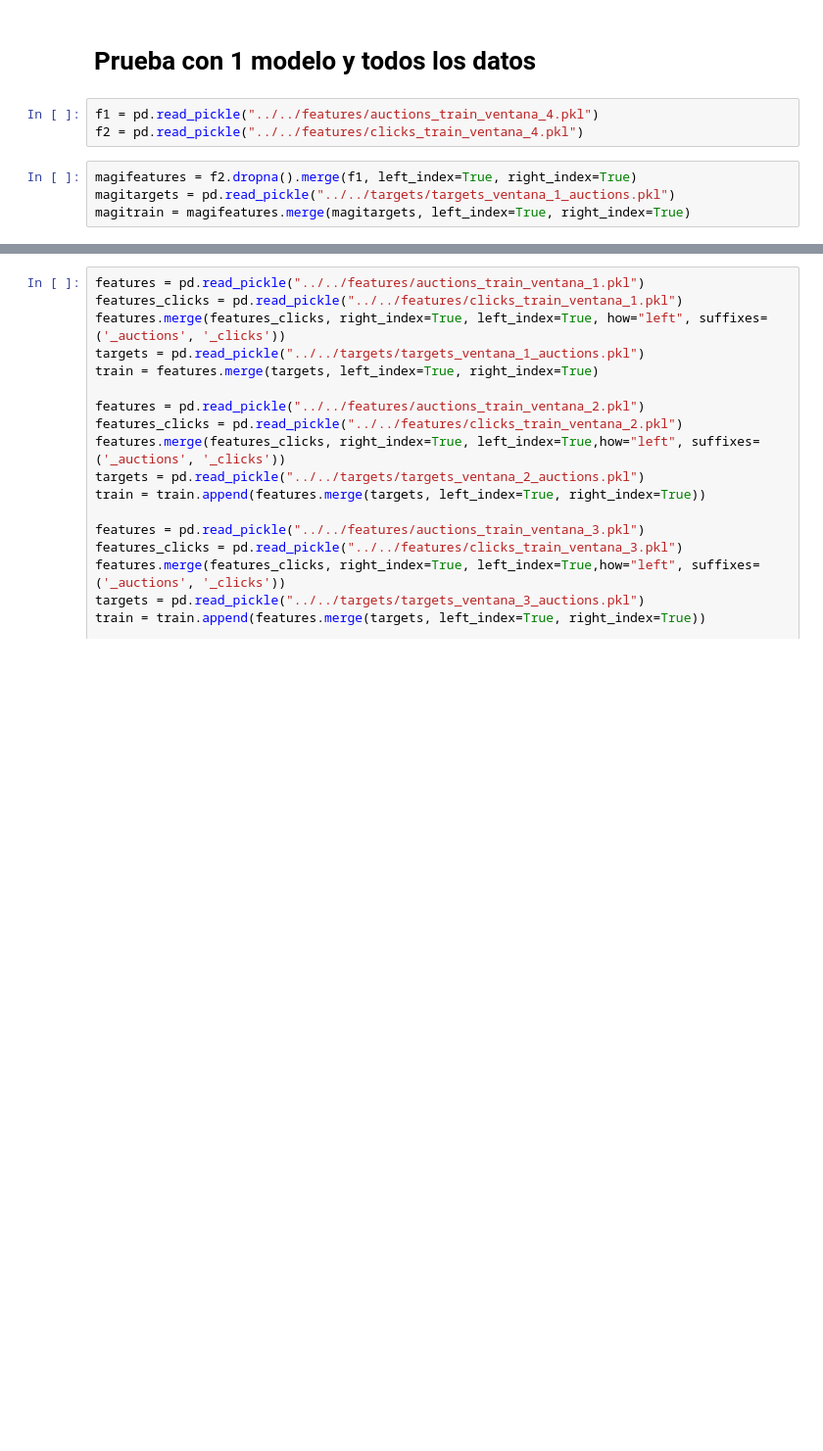
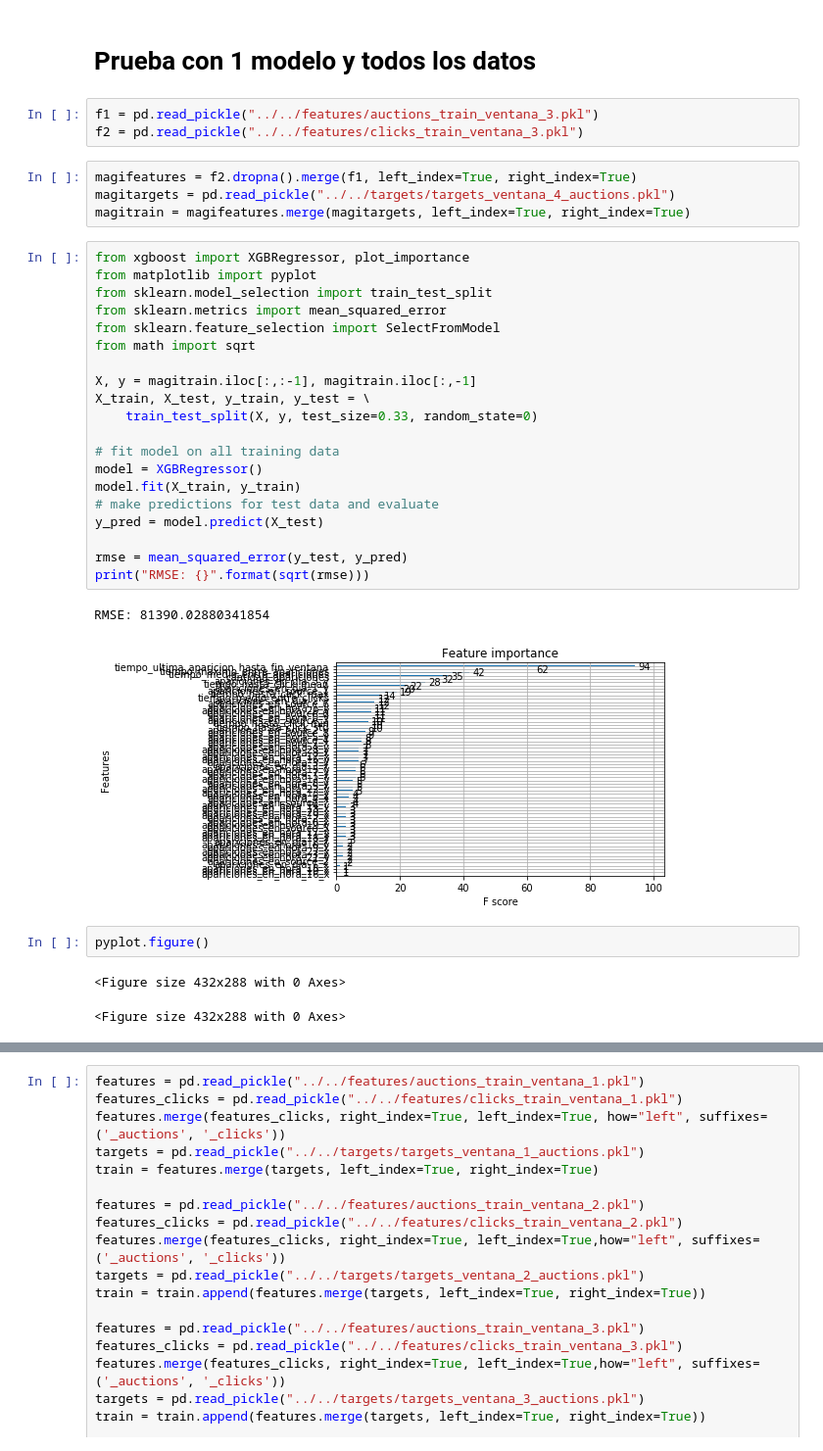
Before and after one commit to mateoicalvo/7506, a Jupyter notebook: tp2/modelo/algoritmos/xgboost/xgboost.ipynb, the cells around one changed output, grey strips where cells are left out. Shown: that part at 98% size. Drawn from its saved outputs; the diff is of its cells as text; blank space fills up the shorter version.

Commit message:
pruebo graficos de importancia de features

```diff
--- a/tp2/modelo/algoritmos/xgboost/xgboost.ipynb
+++ b/tp2/modelo/algoritmos/xgboost/xgboost.ipynb
@@ -111,12 +111,40 @@ Stopping. Best iteration:
 # %% [markdown]
 # Prueba con 1 modelo y todos los datos
 # %%
-f1 = pd.read_pickle("../../features/auctions_train_ventana_4.pkl")
-f2 = pd.read_pickle("../../features/clicks_train_ventana_4.pkl")
+f1 = pd.read_pickle("../../features/auctions_train_ventana_3.pkl")
+f2 = pd.read_pickle("../../features/clicks_train_ventana_3.pkl")
 # %%
 magifeatures = f2.dropna().merge(f1, left_index=True, right_index=True)
-magitargets = pd.read_pickle("../../targets/targets_ventana_1_auctions.pkl")
+magitargets = pd.read_pickle("../../targets/targets_ventana_4_auctions.pkl")
 magitrain = magifeatures.merge(magitargets, left_index=True, right_index=True)
+# %%
+from xgboost import XGBRegressor, plot_importance
+from matplotlib import pyplot
+from sklearn.model_selection import train_test_split
+from sklearn.metrics import mean_squared_error
+from sklearn.feature_selection import SelectFromModel
+from math import sqrt
+
+X, y = magitrain.iloc[:,:-1], magitrain.iloc[:,-1]
+X_train, X_test, y_train, y_test = \
+    train_test_split(X, y, test_size=0.33, random_state=0)
+
+# fit model on all training data
+model = XGBRegressor()
+model.fit(X_train, y_train)
+# make predictions for test data and evaluate
+y_pred = model.predict(X_test)
+
+rmse = mean_squared_error(y_test, y_pred)
+print("RMSE: {}".format(sqrt(rmse)))
+# %% [output]
+RMSE: 81390.02880341854
+[figure, added]
+# %%
+pyplot.figure()
+# %% [output]
+<Figure size 432x288 with 0 Axes>
+<Figure size 432x288 with 0 Axes>
 # %%
 X, y = magitrain.iloc[:,:-1], magitrain.iloc[:,-1]
 X_train, X_test, y_train, y_test = \
```
Also changed, not shown: parts of 1 cell of this notebook.
